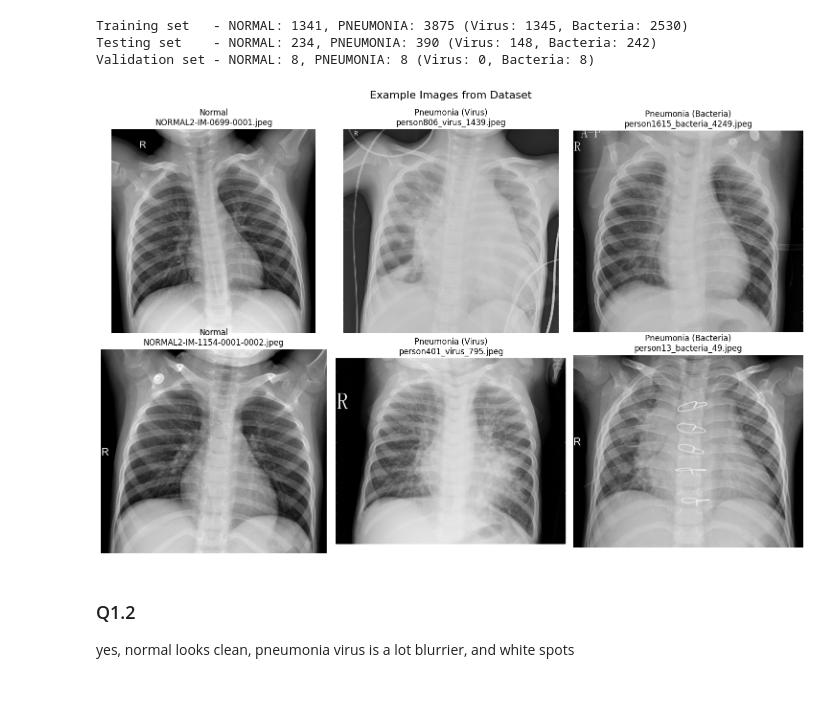
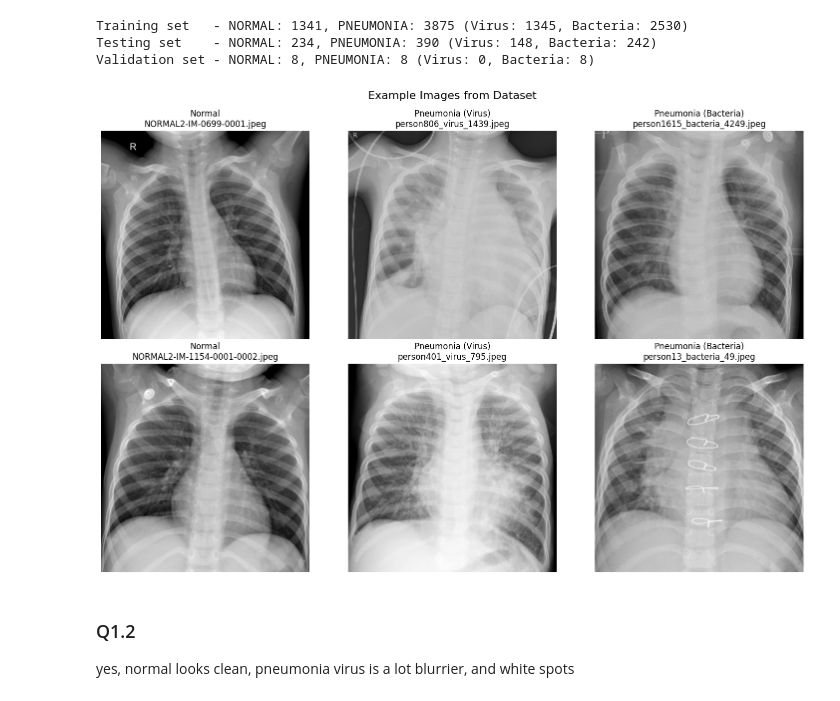
Before and after one commit to ArthGV/ml4h_2, a Jupyter notebook: task_2/Q1.ipynb, the cells around one changed output. Drawn from its saved outputs; the diff is of its cells as text; code cells hidden in the pictures.

```diff
--- a/task_2/Q1.ipynb
+++ b/task_2/Q1.ipynb
@@ -106,17 +106,15 @@ def get_diverse_similar_ratio_images(directory, count=2, target_ratio=None):
     image_info.sort(key=lambda x: x[1])
 
     # Take images from different parts of the sorted list to ensure diversity
-    # while maintaining similar aspect ratios
     selected = []
     step = max(1, len(image_info) // (count * 3))
     indices = [i * step for i in range(count * 2)]
-    indices = indices[:count]  # Ensure we don't exceed count
+    indices = indices[:count]
 
     for idx in indices:
         if idx < len(image_info):
             selected.append(image_info[idx][0])
 
-    # If we couldn't get enough diverse images, fill with the most similar ones
     while len(selected) < count and len(image_info) > 0:
         selected.append(image_info[0][0])
         image_info.pop(0)
@@ -148,37 +146,60 @@ virus_candidates = get_diverse_similar_ratio_images(train_pneumonia_path, 10, av
 for img_path in virus_candidates:
     if 'virus' in os.path.basename(img_path).lower():
         virus_samples.append(img_path)
         if len(virus_samples) == 2:
             break
 
 # Ensure bacteria samples are actually bacteria images
 bacteria_samples = []
 bacteria_candidates = get_diverse_similar_ratio_images(train_pneumonia_path, 10, avg_aspect_ratio)
 for img_path in bacteria_candidates:
     if 'bacteria' in os.path.basename(img_path).lower():
         bacteria_samples.append(img_path)
         if len(bacteria_samples) == 2:
             break
 
 # Plot the images
 titles = ['Normal', 'Pneumonia (Virus)', 'Pneumonia (Bacteria)']
 sample_sets = [normal_train_samples, virus_samples, bacteria_samples]
 
+TARGET_HEIGHT = 1024  # Fixed height for all images
+TARGET_WIDTH = 1024   # Fixed width for all images
+
 for col, (title, samples) in enumerate(zip(titles, sample_sets)):
     for row, img_path in enumerate(samples):
-        img = Image.open(img_path).convert('L')  # Convert to grayscale
+        # Open and convert to grayscale
+        img = Image.open(img_path).convert('L')
         width, height = img.size
-        aspect_ratio = width / height
 
-        axes[row, col].imshow(img, cmap='gray')
+        # Calculate scaling factor based on target height
+        scale_factor = TARGET_HEIGHT / height
+        new_width = int(width * scale_factor)
+
+        # Resize image to match target height while maintaining aspect ratio
+        img = img.resize((new_width, TARGET_HEIGHT), Image.LANCZOS)
+
+        # Create a new black background image
+        padded_img = Image.new('L', (TARGET_WIDTH, TARGET_HEIGHT), 0)
+
+        # Calculate padding to center the image
+        x_offset = (TARGET_WIDTH - new_width) // 2
+
+        # Paste the resized image onto the padded background
+        padded_img.paste(img, (x_offset, 0))
+
+        # Display the padded image
+        axes[row, col].imshow(padded_img, cmap='gray')
         axes[row, col].set_title(f"{title}\n{os.path.basename(img_path)}")
         axes[row, col].axis('off')
+
+        # Force aspect ratio to be equal
+        axes[row, col].set_aspect('equal')
 
 plt.tight_layout()
 plt.subplots_adjust(top=0.9)
 plt.show()
 # %% [output]
-[figure, old version]
+[figure, new version]
 # %% [markdown]
 ### Q1.2
 
```
Also changed, not shown: parts of 1 cell of this notebook.
